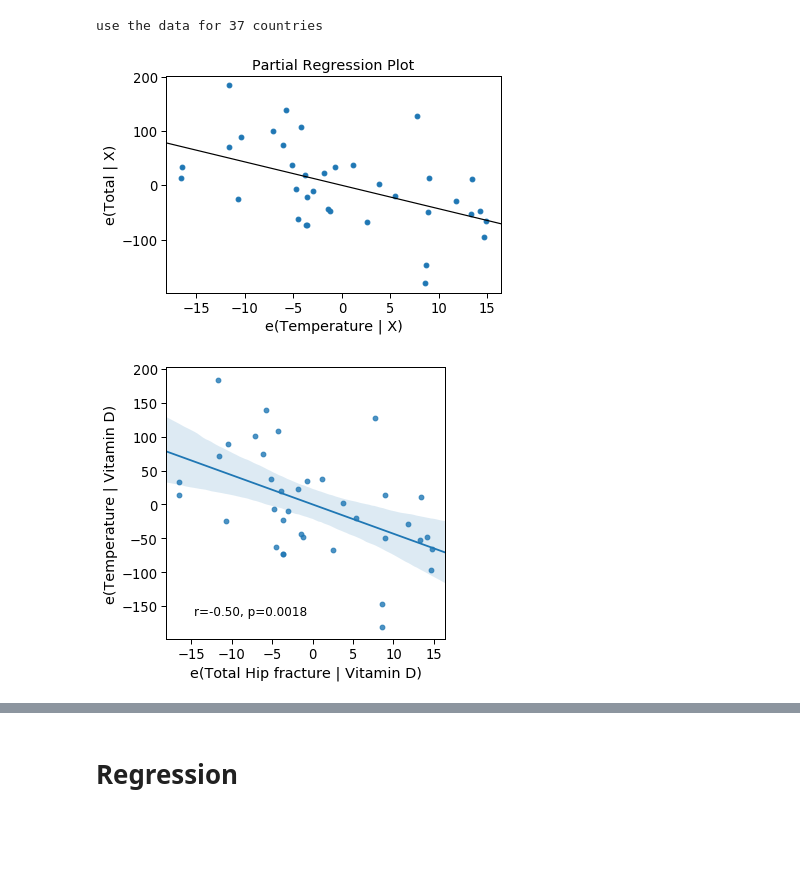
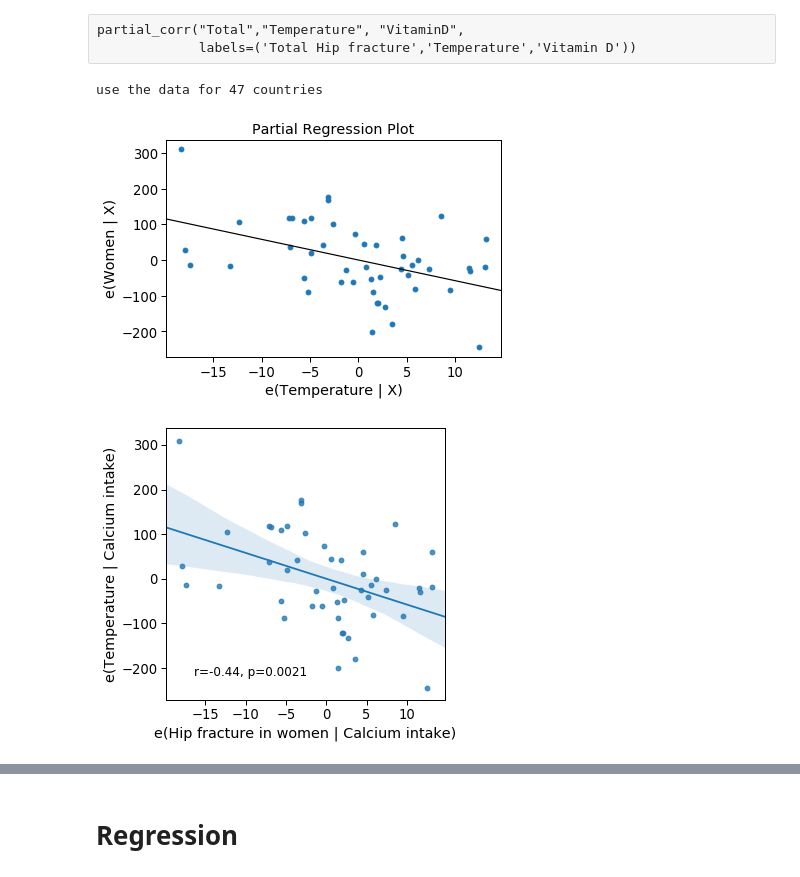
Before and after one commit to SilasK/WarmMicrobiota, a Jupyter notebook: Correlations_in_human/scritps/HUMAN-correlations.ipynb, the cells around one changed output, grey strips where cells are left out. Drawn from its saved outputs; the diff is of its cells as text; code cells hidden in the pictures; blank space fills up the shorter version.

```diff
--- a/Correlations_in_human/scritps/HUMAN-correlations.ipynb
+++ b/Correlations_in_human/scritps/HUMAN-correlations.ipynb
@@ -168,7 +194,10 @@ cor_plot(var1='Calcium',var2='VitaminD')
+# %% [raw]
+partial_corr("Total","Temperature", "VitaminD",
+             labels=('Total Hip fracture','Temperature','Vitamin D'))
 # %%
-partial_corr("Total","Temperature", "VitaminD",
-             labels=('Total Hip fracture','Temperature','Vitamin D'))
+partial_corr("Women","Temperature", "Calcium",
+             labels=('Hip fracture in women','Temperature','Calcium intake'))
 # %% [output]
-use the data for 37 countries
+use the data for 47 countries
-[figure, old version]
+[figure, new version]
-[figure, old version]
+[figure, new version]
```
Also changed, not shown: parts of 35 cells of this notebook, 4 other files.
